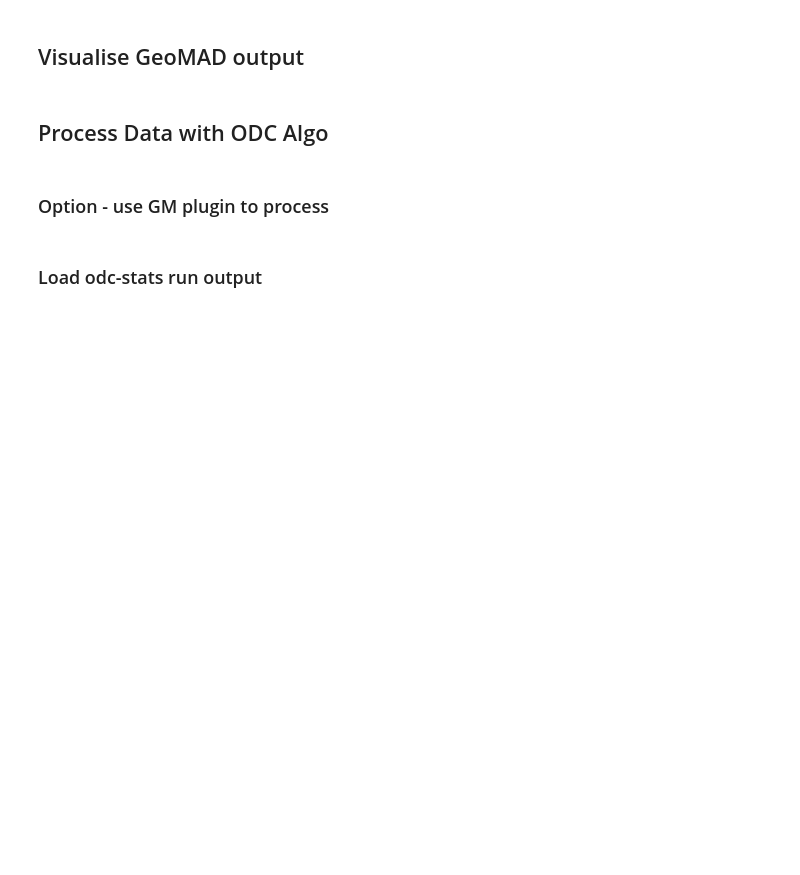
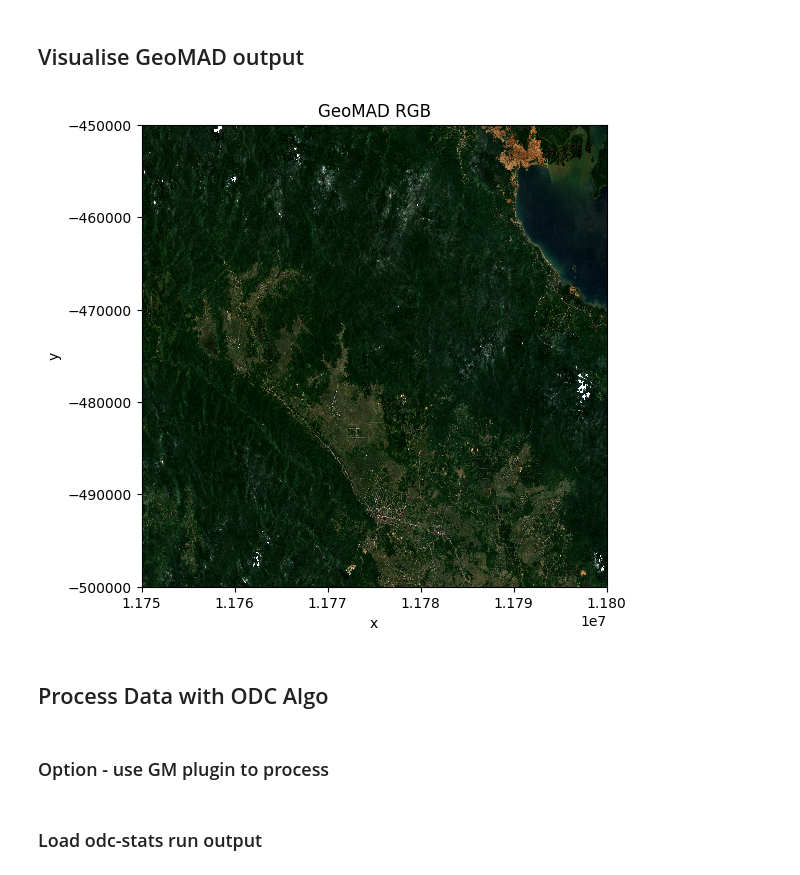
Before and after one commit to piksel-ina/Indonesia-GeoMAD, a Jupyter notebook: notebook/GeoMAD_tests.ipynb, the cells around one changed output. Cells and saved outputs as stored; diff of their text form; code cells hidden in the pictures; blank space fills up the shorter version.

```diff
--- a/notebook/GeoMAD_tests.ipynb
+++ b/notebook/GeoMAD_tests.ipynb
@@ -106,12 +184,14 @@ file_url_output = f"file://{output_dir}"
 # %%
 output_dir = "/home/jovyan/Indonesia-GeoMAD/notebook/output/x235/y-10/2024--P1Y"
 tile_name = "gm_s2_annual_x235y-10_2024--P1Y"
 
-rgba = rioxarray.open_rasterio(f"{output_dir}/{tile_name}_rgba.tif", masked=True)
+rgba = rioxarray.open_rasterio(f"{output_dir}/{tile_name}_rgba.tif")
 
 rgba.plot.imshow(rgb='band', figsize=(6, 6), robust=True)
-plt.title(f"GeoMAD RGB")
+plt.title("GeoMAD RGB")
 plt.show()
+# %% [output]
+[figure, added]
 # %% [markdown]
 ## Process Data with ODC Algo
 # %%
```
Also changed, not shown: parts of 6 cells of this notebook, 24 other files.
